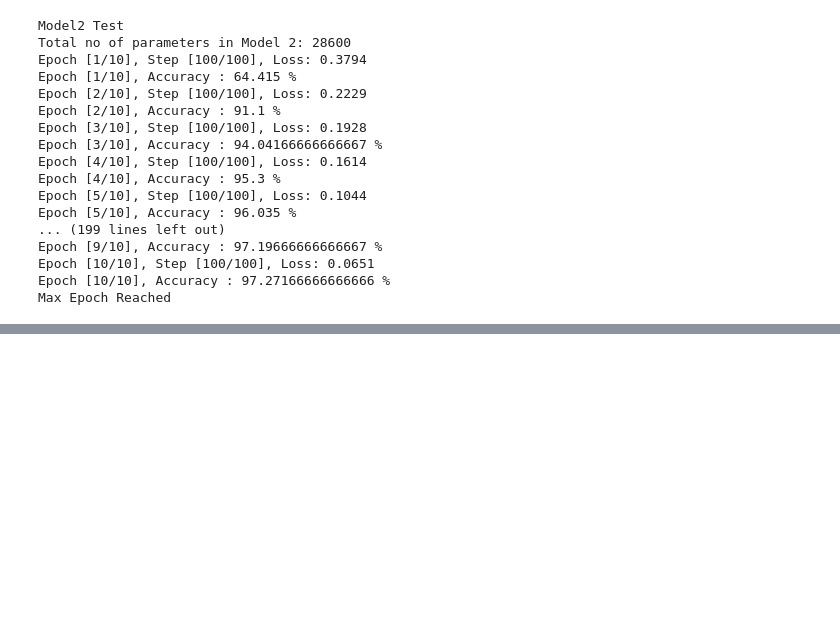
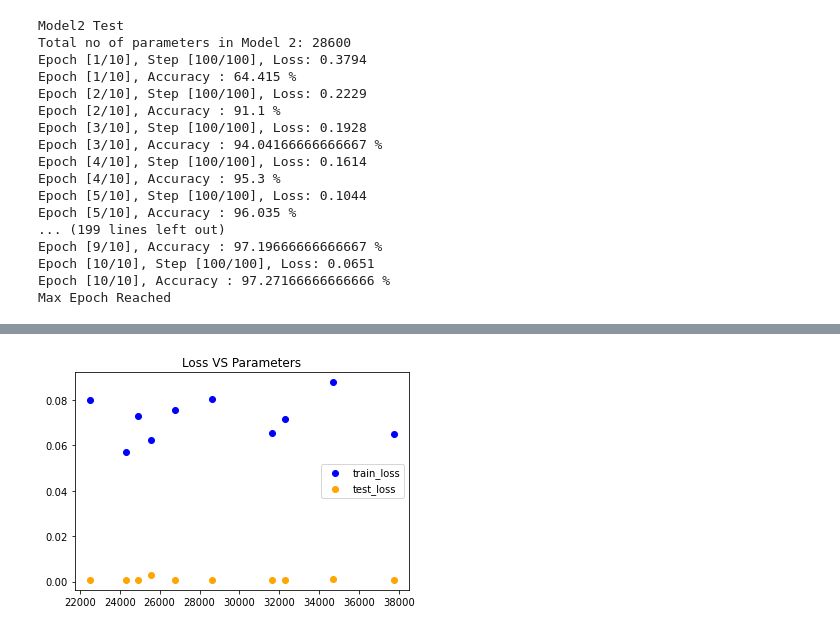
Before and after one commit to DineshchandarR/CPSC-8430-Deep-Learning-001, a Jupyter notebook: HW1/HW1.3_No_of_ParamVSGenP0.ipynb, the cells around one changed output, grey strips where cells are left out. Cells and saved outputs as stored; diff of their text form; code cells hidden in the pictures; blank space fills up the shorter version.

Commit message:
Final With graph

```diff
--- a/HW1/HW1.3_No_of_ParamVSGenP0.ipynb
+++ b/HW1/HW1.3_No_of_ParamVSGenP0.ipynb
@@ -453,8 +453,9 @@ def testFunc(model):
             n_samples += labels.size(0)
             n_correct += (predicted == labels).sum().item()
 
+        testLoss /= len(test_loader.dataset)
         netTest_acc1 = 100.0 * n_correct / n_samples
-        print(f'Accuracy of the network:{model} on the test images: {netTest_acc1} %')
+        print(f'Accuracy of the network:{model} on the test images: {netTest_acc1} % & loss of the network:{testLoss:.4f}')
         return netTest_acc1,testLoss
 # %%
 M1train_epoch,M1train_losses,M1train_acc = trainFunc(m1,num_epochs)
@@ -605,0 +605,11 @@ testFunc(model)
+# %%
+M1netTest_acc1,M1testLoss = testFunc(m1)
+M2netTest_acc1,M2testLoss = testFunc(m2)
+M3netTest_acc1,M3testLoss = testFunc(m3)
+M4netTest_acc1,M4testLoss = testFunc(m4)
+M5netTest_acc1,M5testLoss = testFunc(m5)
+M6netTest_acc1,M6testLoss = testFunc(m6)
+M7netTest_acc1,M7testLoss = testFunc(m7)
+M8netTest_acc1,M8testLoss = testFunc(m8)
+M9netTest_acc1,M9testLoss = testFunc(m9)
+M10netTest_acc1,M10testLoss = testFunc(m10)
@@ -605,0 +634,23 @@ testFunc(model)
+# %%
+#plot loss vs param
+model_TrainLoss = [np.min(M1train_losses),np.min(M2train_losses),
+              np.min(M3train_losses),np.min(M4train_losses),
+              np.min(M5train_losses),np.min(M6train_losses),
+              np.min(M7train_losses),np.min(M8train_losses),
+              np.min(M9train_losses),np.min(M10train_losses)
+            ]
+model_Tparams = [m1_TotalPrams,m2_TotalPrams,m3_TotalPrams,
+                m4_TotalPrams,m5_TotalPrams,m6_TotalPrams,
+                m7_TotalPrams,m8_TotalPrams,m9_TotalPrams,
+                m10_TotalPrams
+                ]
+model_Testloss = [M1testLoss,M2testLoss,M3testLoss,M4testLoss,M5testLoss,
+                  M6testLoss,M7testLoss,M8testLoss,M9testLoss,M10testLoss
+                ]
+plt.scatter(model_Tparams,model_TrainLoss,color="blue")
+plt.scatter(model_Tparams,model_Testloss,color="orange")
+plt.legend(['train_loss','test_loss'])
+plt.title('Loss VS Parameters')
+plt.show()
+# %% [output]
+[figure, added]
```
Also changed, not shown: parts of 4 cells of this notebook.
